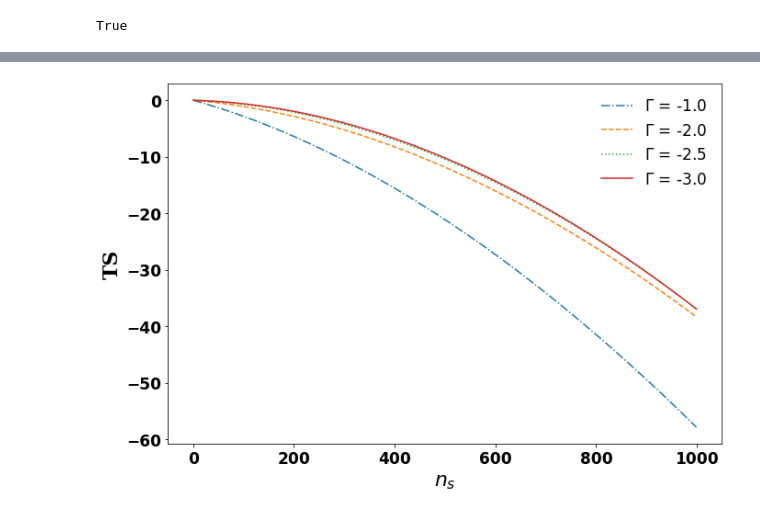
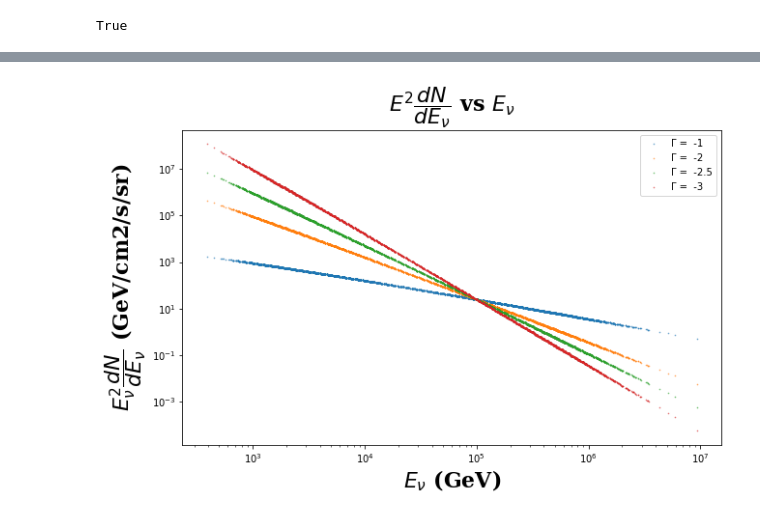
Before and after one commit to DarkWake9/Project-IceCube-Legacy, a Jupyter notebook: task4/task4h.ipynb, the cells around one changed output, grey strips where cells are left out. Cells and saved outputs as stored; diff of their text form; code cells hidden in the pictures.

Commit message:
07012022 - 20.32 - NEED_TO_FIX_FINAL_GRAPHS

```diff
--- a/task4/task4h.ipynb
+++ b/task4/task4h.ipynb
@@ -759,0 +877,5 @@ File "../../../../../tmp/ipykernel_16146/1171155522.py", line 3:
+# %%
+@njit(parallel=True, fastmath=True)
+def e2dnde_nu(nu, gamma):
+    gammalist = [-1, -2, -2.5, -3]
+    return (iceng[nu]**2)*(10**(iceng[nu]+9)/(1e14))**gammalist[gamma]
@@ -767,22 +901,21 @@ for i in tqdm(prange(4)):
-# %%
-font = {'family': 'serif',
-        'color':  'black',
-        'weight': 'bold',
-        'size': 22,
-        }
-plt.figure(figsize=(10.8,7.2))
-#plt.xticks([0, 1, 2, 3, 4, 5, 6, 7, 8, 9], [0, 1, 2, 3, 4, 5, 6, 7, 8, 9], fontsize=17, fontweight='bold')
-#plt.xscale('log')
-#plt.yscale('log')
-plt.xticks(fontsize=17, fontweight='bold')
-plt.yticks(fontsize=17, fontweight='bold')
-lst = ['-.', '--', ':', '-']
-for i in range(4):
-    plt.plot(range(1000), all_tns_gamma[i],label=r'$\Gamma$ = -'+str(gamma_list[i]), ls=lst[i])
-legend =plt.legend(prop={'size':17}, framealpha=0)
-legend.get_frame().set_facecolor('none')
-plt.xlabel('$n_s$', fontdict=font)
-plt.ylabel('TS', fontdict=font)
-plt.show()
-# %% [output]
-[figure, removed]
+# %%
+font = {'family': 'serif',
+        'color':  'black',
+        'weight': 'bold',
+        'size': 22,
+        }
+plt.figure(figsize=(10,6))
+for i in range(4):
+    #plt.scatter(all_tsmax_nu_all_gamma[i], first10000[i])
+    plt.scatter( 10 ** (iceng[0:10000]), first10000[i], label = ['\u0393 =  -1', '\u0393 =  -2', '\u0393 =  -2.5', '\u0393 =  -3'][i], s = 0.4, alpha=0.6)
+
+plt.xscale('log')
+plt.yscale('log')
+plt.xlabel('$E_{\u03BD}$ (GeV)', fontdict=font)
+plt.ylabel('$E_{\u03BD}^{2} \dfrac{dN}{dE_{\u03BD}}$ (GeV/cm2/s/sr)', fontdict=font)
+plt.legend()
+plt.title("$E^{2} \dfrac{dN}{dE_{\u03BD}}$ vs $E_{\u03BD}$", fontdict=font)
+plt.savefig('outputs/stacking analysis/E2dNdE_nu-vs-E_nu.jpg')
+plt.show()
+# %% [output]
+[figure, added]
```
Also changed, not shown: parts of 59 cells of this notebook, 8 other files.
